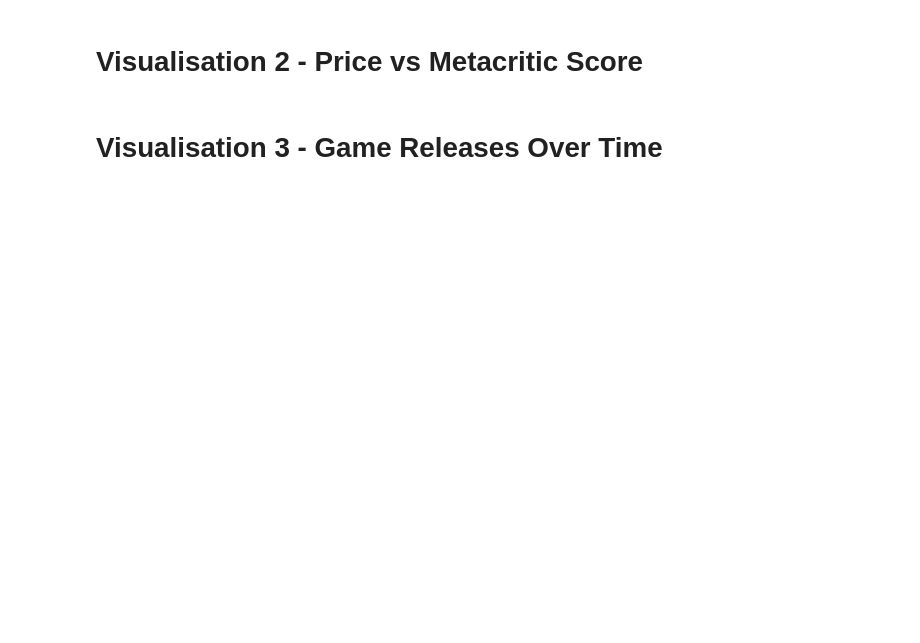
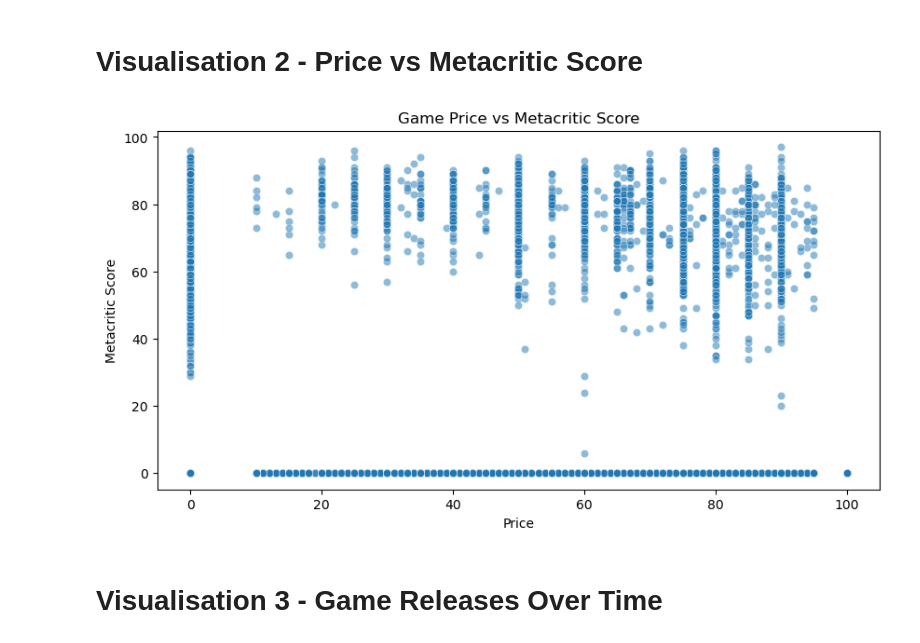
Before and after one commit to Josh-pk/pythonforbusiness26, a Jupyter notebook: assignments/project/project.ipynb, the cells around one changed output. Drawn from its saved outputs; the diff is of its cells as text; code cells hidden in the pictures; blank space fills up the shorter version.

```diff
--- a/assignments/project/project.ipynb
+++ b/assignments/project/project.ipynb
@@ -104,18 +152,20 @@ plt.show()
 # %%
 plt.figure(figsize=(10,5))
 
 sns.scatterplot(
     data=df,
-    x="price",
+    x="Price",
     y="Metacritic score",
     alpha=0.5
 )
 
 plt.title("Game Price vs Metacritic Score")
 plt.xlabel("Price")
 plt.ylabel("Metacritic Score")
 
 plt.show()
+# %% [output]
+[figure, added]
 # %% [markdown]
 # Visualisation 3 - Game Releases Over Time
 # %%
```
Also changed, not shown: parts of 13 cells of this notebook.
